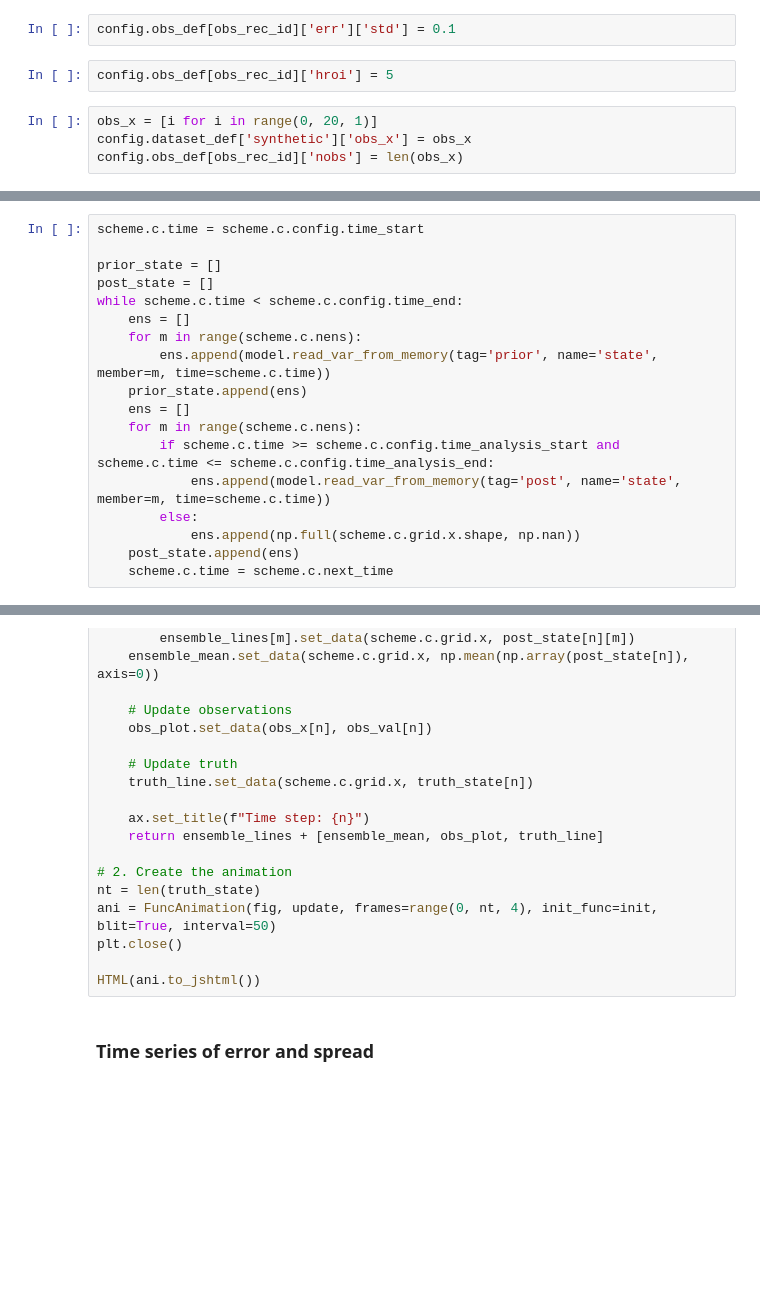
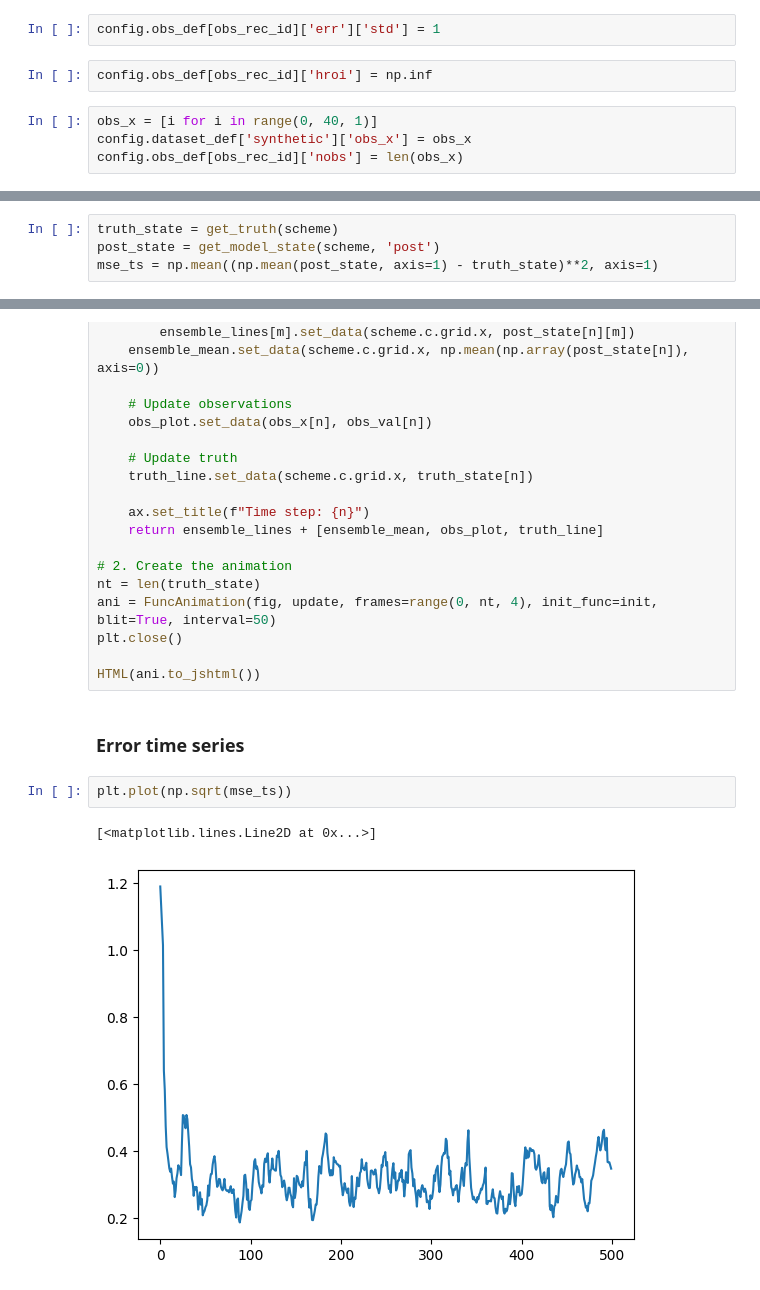
Before and after one commit to myying/NEDAS_tutorials, a Jupyter notebook: 2.validation_with_lorenz96.ipynb, the cells around one changed output, grey strips where cells are left out. Cells and saved outputs as stored; diff of their text form; blank space fills up the shorter version.

```diff
--- a/2.validation_with_lorenz96.ipynb
+++ b/2.validation_with_lorenz96.ipynb
@@ -27,9 +41,9 @@ config.obs_def[obs_rec_id]
 # %%
-config.obs_def[obs_rec_id]['err']['std'] = 0.1
+config.obs_def[obs_rec_id]['err']['std'] = 1
 # %%
-config.obs_def[obs_rec_id]['hroi'] = 5
+config.obs_def[obs_rec_id]['hroi'] = np.inf
 # %%
-obs_x = [i for i in range(0, 20, 1)]
+obs_x = [i for i in range(0, 40, 1)]
 config.dataset_def['synthetic']['obs_x'] = obs_x
 config.obs_def[obs_rec_id]['nobs'] = len(obs_x)
 # %% [markdown]
@@ -62,18 +111,4 @@ while scheme.c.time < scheme.c.config.time_end:
 # %%
-scheme.c.time = scheme.c.config.time_start
-
-prior_state = []
-post_state = []
-while scheme.c.time < scheme.c.config.time_end:
-    ens = []
-    for m in range(scheme.c.nens):
-        ens.append(model.read_var_from_memory(tag='prior', name='state', member=m, time=scheme.c.time))
-    prior_state.append(ens)
-    ens = []
-    for m in range(scheme.c.nens):
-        if scheme.c.time >= scheme.c.config.time_analysis_start and scheme.c.time <= scheme.c.config.time_analysis_end:
-            ens.append(model.read_var_from_memory(tag='post', name='state', member=m, time=scheme.c.time))
-        else:
-            ens.append(np.full(scheme.c.grid.x.shape, np.nan))
-    post_state.append(ens)
-    scheme.c.time = scheme.c.next_time
+truth_state = get_truth(scheme)
+post_state = get_model_state(scheme, 'post')
+mse_ts = np.mean((np.mean(post_state, axis=1) - truth_state)**2, axis=1)
@@ -144,4 +152,9 @@ plt.close()
 
 HTML(ani.to_jshtml())
 # %% [markdown]
-### Time series of error and spread
+### Error time series
+# %%
+plt.plot(np.sqrt(mse_ts))
+# %% [output]
+[<matplotlib.lines.Line2D at 0x...>]
+[figure, added]
```
Also changed, not shown: parts of 20 cells of this notebook, 1 other file.
